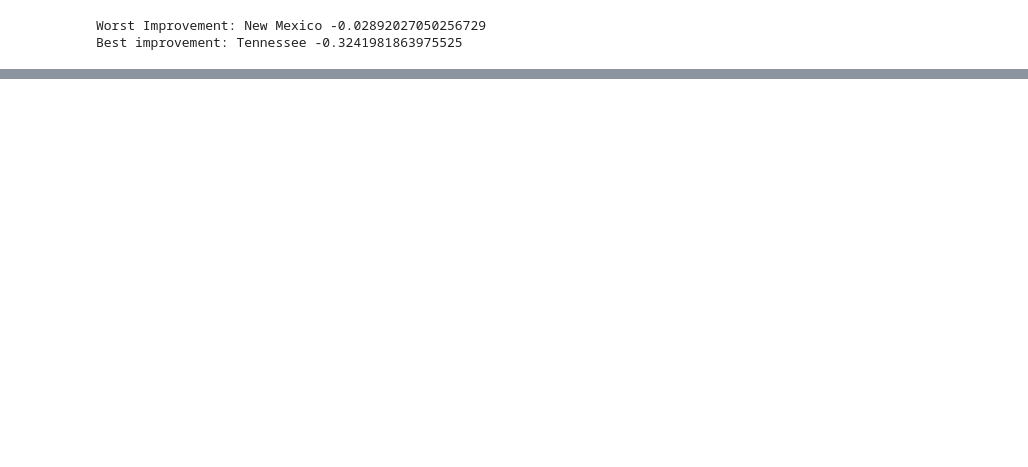
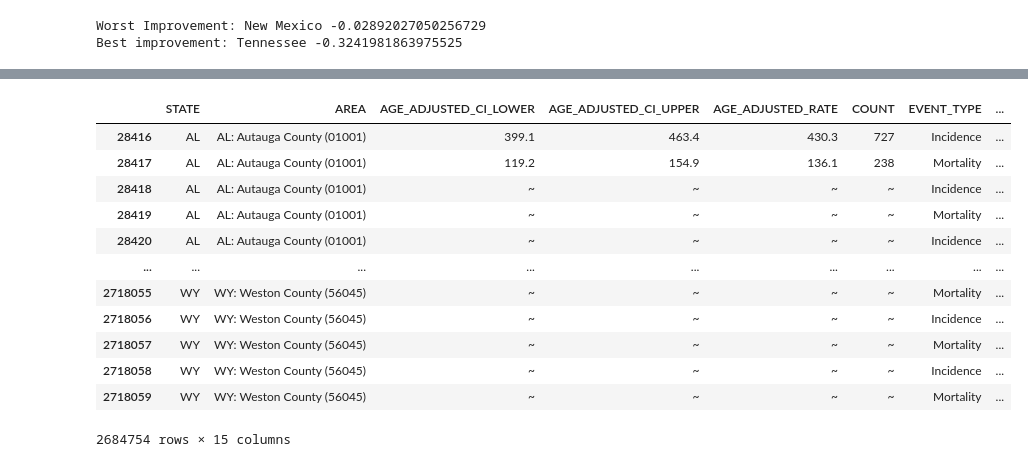
Before and after one commit to samuel-lindsay/cse163-cancer-research, a Jupyter notebook: exploration.ipynb, the cells around one changed output, grey strips where cells are left out. Cells and saved outputs as stored; diff of their text form; code cells hidden in the pictures; blank space fills up the shorter version.

```diff
--- a/exploration.ipynb
+++ b/exploration.ipynb
@@ -57,0 +207,16 @@ SchemaValidationError: Invalid specification
+# %%
+by_county
+# %% [output]
+|  | STATE | AREA | AGE_ADJUSTED_CI_LOWER | AGE_ADJUSTED_CI_UPPER | AGE_ADJUSTED_RATE | COUNT | EVENT_TYPE | ... |
+| 28416 | AL | AL: Autauga County (01001) | 399.1 | 463.4 | 430.3 | 727 | Incidence | ... |
+| 28417 | AL | AL: Autauga County (01001) | 119.2 | 154.9 | 136.1 | 238 | Mortality | ... |
+| 28418 | AL | AL: Autauga County (01001) | ~ | ~ | ~ | ~ | Incidence | ... |
+| 28419 | AL | AL: Autauga County (01001) | ~ | ~ | ~ | ~ | Mortality | ... |
+| 28420 | AL | AL: Autauga County (01001) | ~ | ~ | ~ | ~ | Incidence | ... |
+| ... | ... | ... | ... | ... | ... | ... | ... | ... |
+| 2718055 | WY | WY: Weston County (56045) | ~ | ~ | ~ | ~ | Mortality | ... |
+| 2718056 | WY | WY: Weston County (56045) | ~ | ~ | ~ | ~ | Incidence | ... |
+| 2718057 | WY | WY: Weston County (56045) | ~ | ~ | ~ | ~ | Mortality | ... |
+| 2718058 | WY | WY: Weston County (56045) | ~ | ~ | ~ | ~ | Incidence | ... |
+| 2718059 | WY | WY: Weston County (56045) | ~ | ~ | ~ | ~ | Mortality | ... |
+2684754 rows × 15 columns
```
Also changed, not shown: parts of 14 cells of this notebook.
